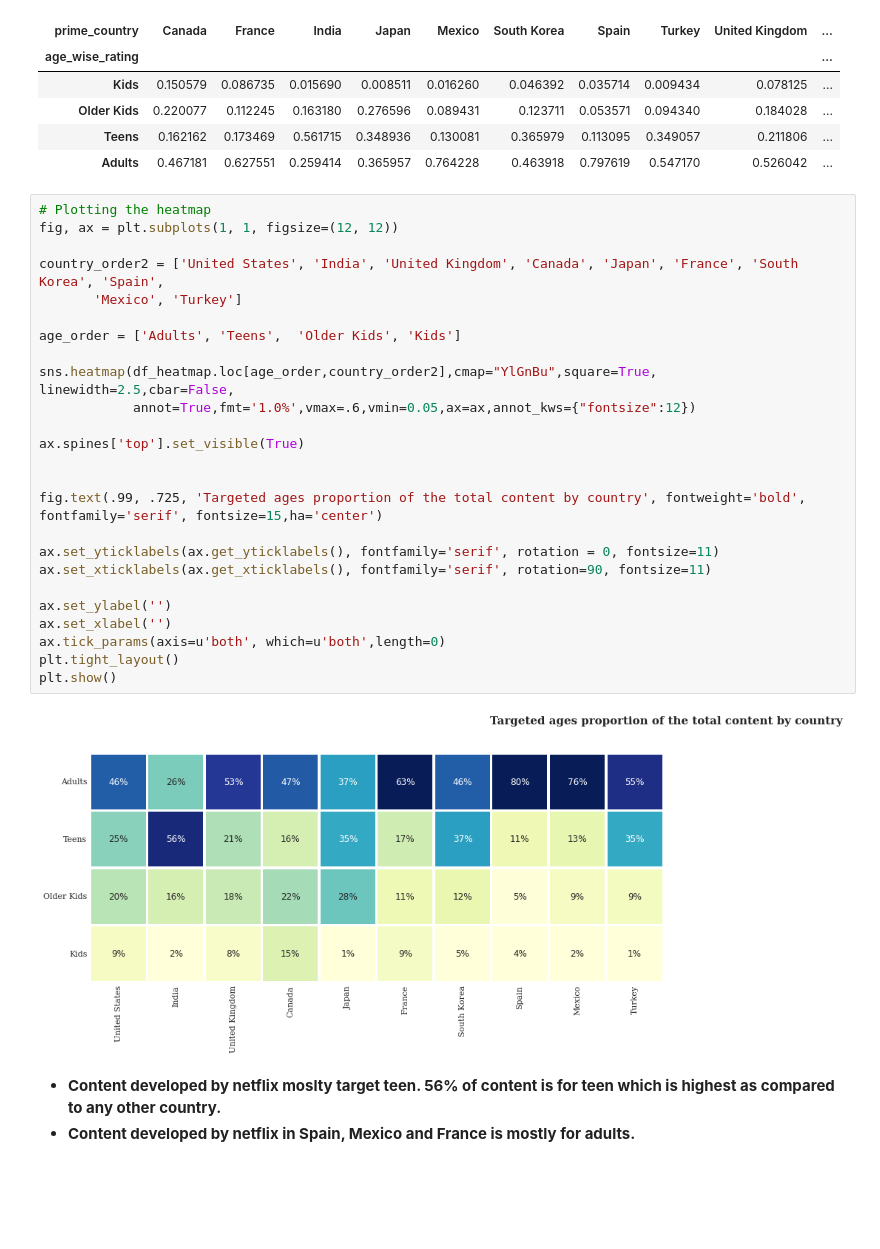
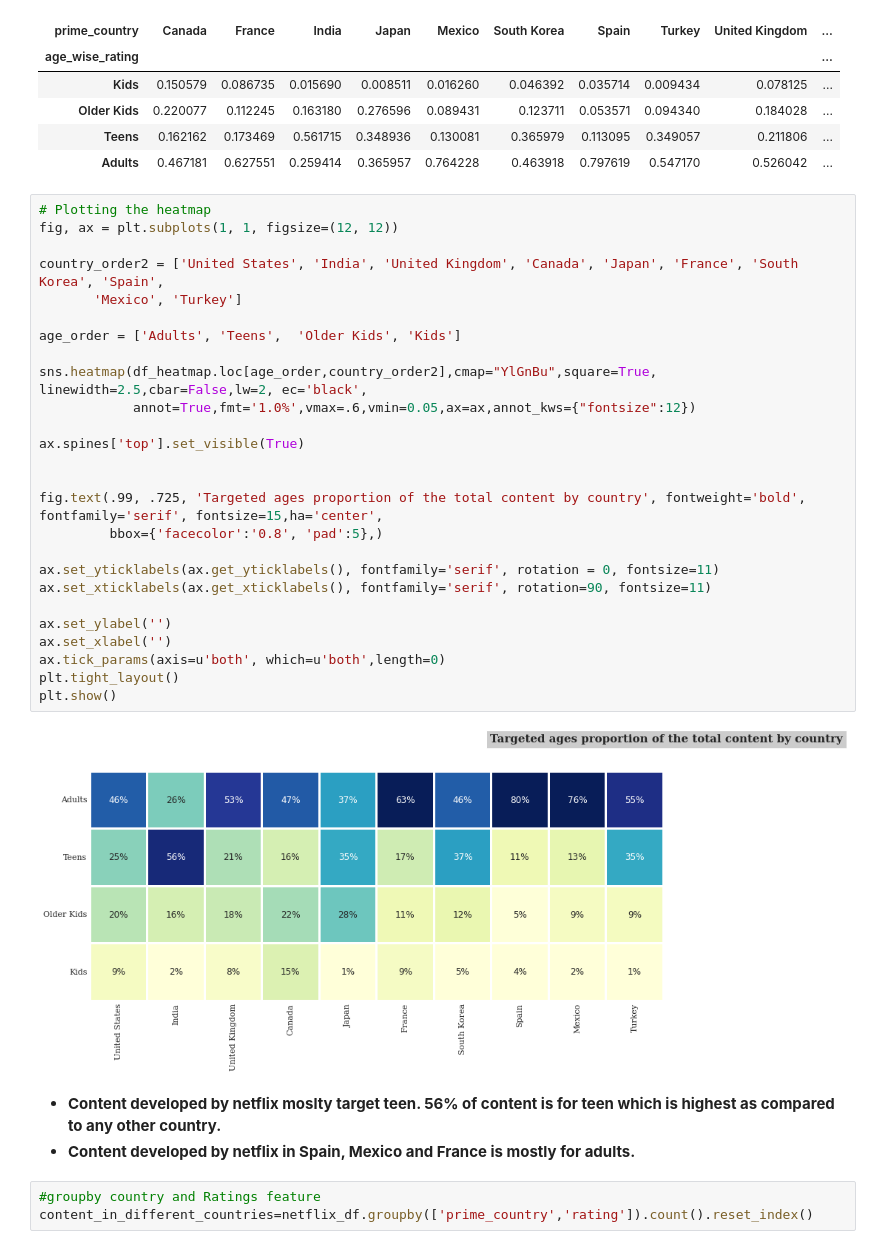
Before and after one commit to praveenbejo95/Netflix-Movies-and-TV-shows-Clustering, a Jupyter notebook: NETFLIX_MOVIES_AND_TV_SHOWS_CLUSTERING.ipynb, the cells around one changed output. Drawn from its saved outputs; the diff is of its cells as text; blank space fills up the shorter version.

```diff
--- a/NETFLIX_MOVIES_AND_TV_SHOWS_CLUSTERING.ipynb
+++ b/NETFLIX_MOVIES_AND_TV_SHOWS_CLUSTERING.ipynb
@@ -673,30 +681,34 @@ df_heatmap
 # %%
 # Plotting the heatmap
 fig, ax = plt.subplots(1, 1, figsize=(12, 12))
 
 country_order2 = ['United States', 'India', 'United Kingdom', 'Canada', 'Japan', 'France', 'South Korea', 'Spain',
        'Mexico', 'Turkey']
 
 age_order = ['Adults', 'Teens',  'Older Kids', 'Kids']
 
-sns.heatmap(df_heatmap.loc[age_order,country_order2],cmap="YlGnBu",square=True, linewidth=2.5,cbar=False,
+sns.heatmap(df_heatmap.loc[age_order,country_order2],cmap="YlGnBu",square=True, linewidth=2.5,cbar=False,lw=2, ec='black',
             annot=True,fmt='1.0%',vmax=.6,vmin=0.05,ax=ax,annot_kws={"fontsize":12})
 
 ax.spines['top'].set_visible(True)
 
 
-fig.text(.99, .725, 'Targeted ages proportion of the total content by country', fontweight='bold', fontfamily='serif', fontsize=15,ha='center')
+fig.text(.99, .725, 'Targeted ages proportion of the total content by country', fontweight='bold', fontfamily='serif', fontsize=15,ha='center',
+         bbox={'facecolor':'0.8', 'pad':5},)
 
 ax.set_yticklabels(ax.get_yticklabels(), fontfamily='serif', rotation = 0, fontsize=11)
 ax.set_xticklabels(ax.get_xticklabels(), fontfamily='serif', rotation=90, fontsize=11)
 
 ax.set_ylabel('')
 ax.set_xlabel('')
 ax.tick_params(axis=u'both', which=u'both',length=0)
 plt.tight_layout()
 plt.show()
 # %% [output]
-[figure, old version]
+[figure, new version]
 # %% [markdown]
 * **Content developed by netflix moslty target teen. 56% of content is for teen which is highest as compared to any other country.**
 * **Content developed by netflix in Spain, Mexico and France is mostly for adults.**
+# %%
+#groupby country and Ratings feature
+content_in_different_countries=netflix_df.groupby(['prime_country','rating']).count().reset_index()
```
Also changed, not shown: parts of 34 cells of this notebook.
